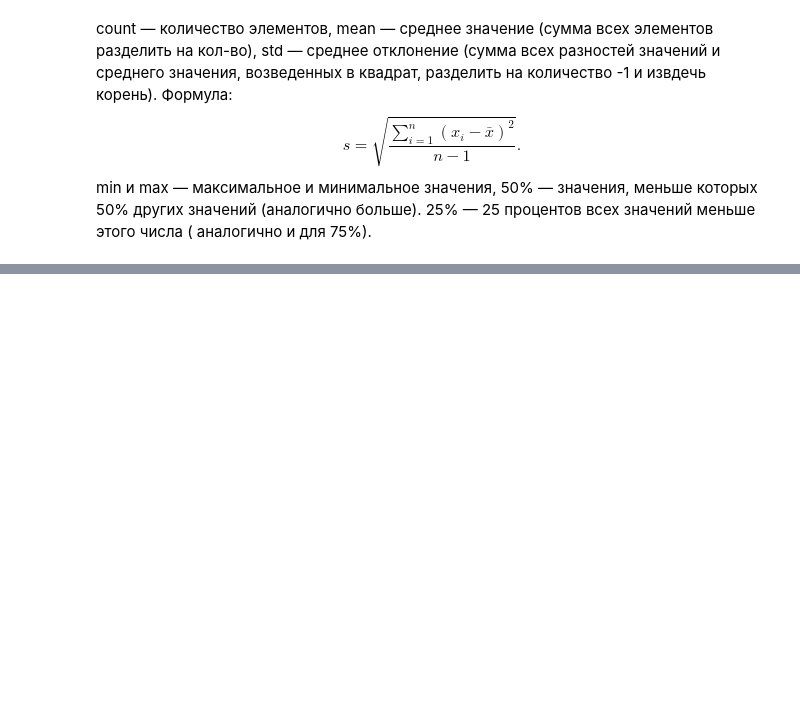
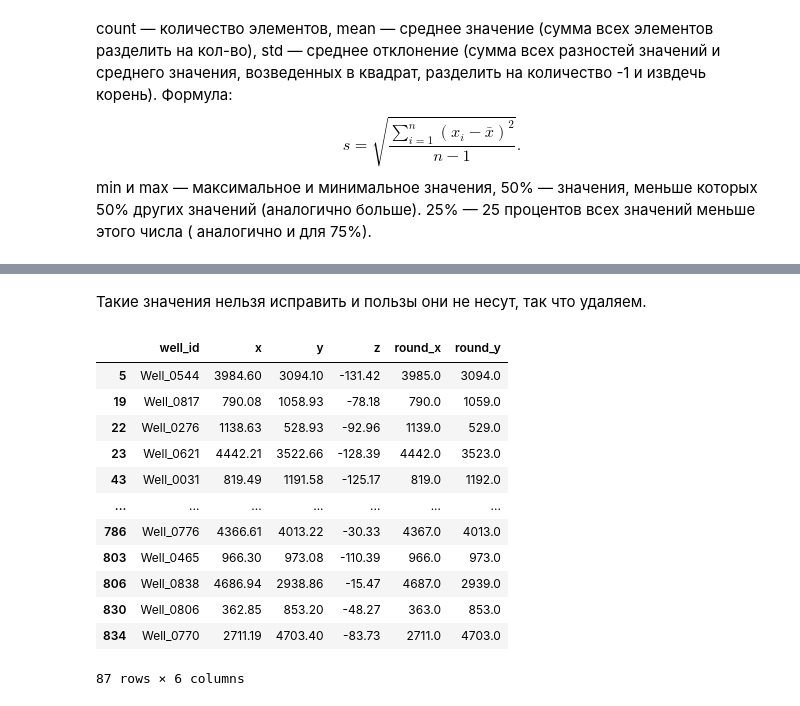
Before and after one commit to semsotsemm/ML-training, a Jupyter notebook: ML-006/notebook/01_exploration.ipynb, the cells around one changed output, grey strips where cells are left out. Drawn from its saved outputs; the diff is of its cells as text; code cells hidden in the pictures; blank space fills up the shorter version.

```diff
--- a/ML-006/notebook/01_exploration.ipynb
+++ b/ML-006/notebook/01_exploration.ipynb
@@ -96,0 +149,21 @@ df.describe()
+# %% [markdown]
+Такие значения нельзя исправить и пользы они не несут, так что удаляем.
+# %%
+df["round_x"] = df["x"].round(0)
+df["round_y"] = df["y"].round(0)
+
+df[df.duplicated(subset=["round_x", "round_y", "z"], keep=False)]
+# %% [output]
+|  | well_id | x | y | z | round_x | round_y |
+| 5 | Well_0544 | 3984.60 | 3094.10 | -131.42 | 3985.0 | 3094.0 |
+| 19 | Well_0817 | 790.08 | 1058.93 | -78.18 | 790.0 | 1059.0 |
+| 22 | Well_0276 | 1138.63 | 528.93 | -92.96 | 1139.0 | 529.0 |
+| 23 | Well_0621 | 4442.21 | 3522.66 | -128.39 | 4442.0 | 3523.0 |
+| 43 | Well_0031 | 819.49 | 1191.58 | -125.17 | 819.0 | 1192.0 |
+| ... | ... | ... | ... | ... | ... | ... |
+| 786 | Well_0776 | 4366.61 | 4013.22 | -30.33 | 4367.0 | 4013.0 |
+| 803 | Well_0465 | 966.30 | 973.08 | -110.39 | 966.0 | 973.0 |
+| 806 | Well_0838 | 4686.94 | 2938.86 | -15.47 | 4687.0 | 2939.0 |
+| 830 | Well_0806 | 362.85 | 853.20 | -48.27 | 363.0 | 853.0 |
+| 834 | Well_0770 | 2711.19 | 4703.40 | -83.73 | 2711.0 | 4703.0 |
+87 rows × 6 columns
```
Also changed, not shown: parts of 23 cells of this notebook, 2 other files.
